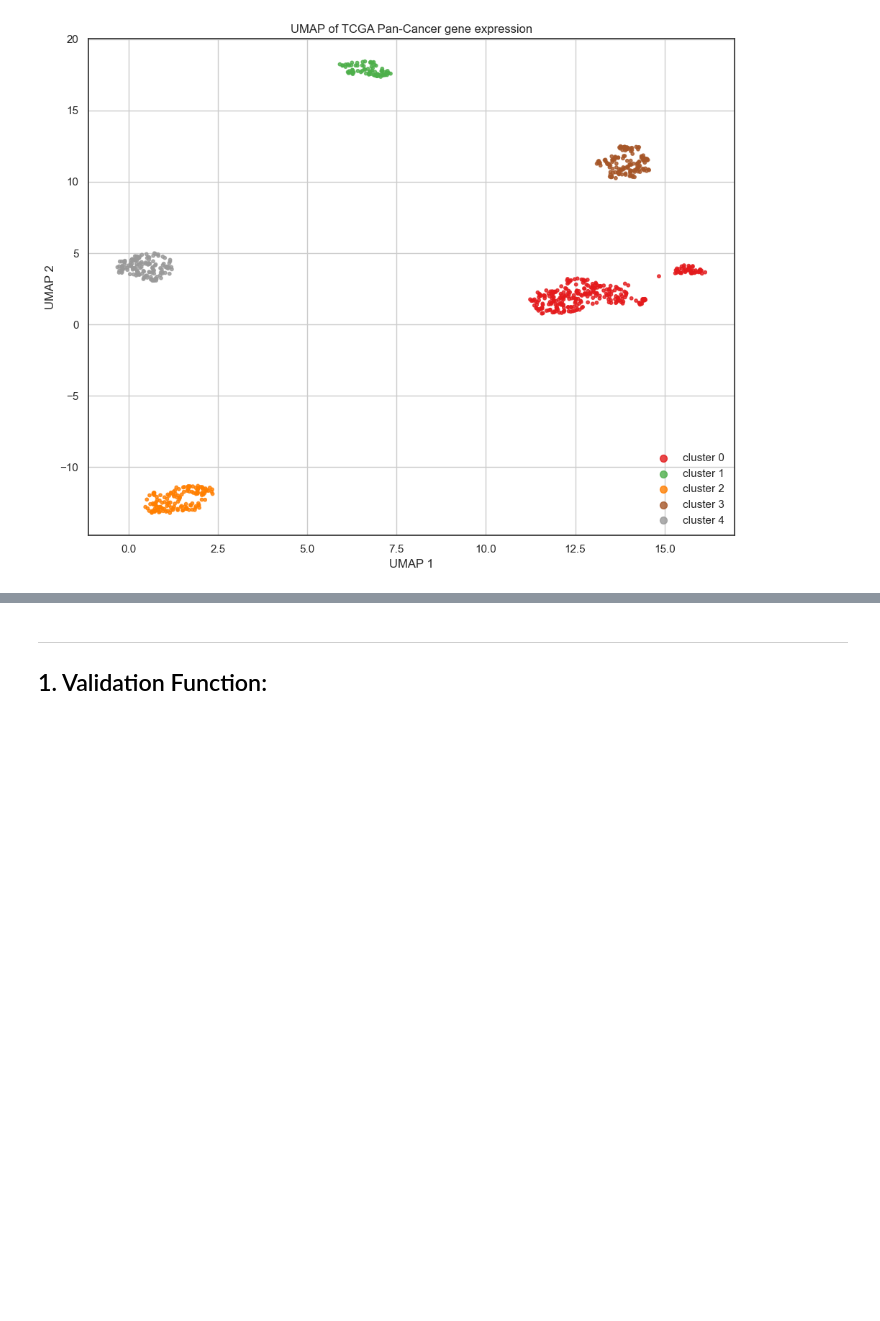
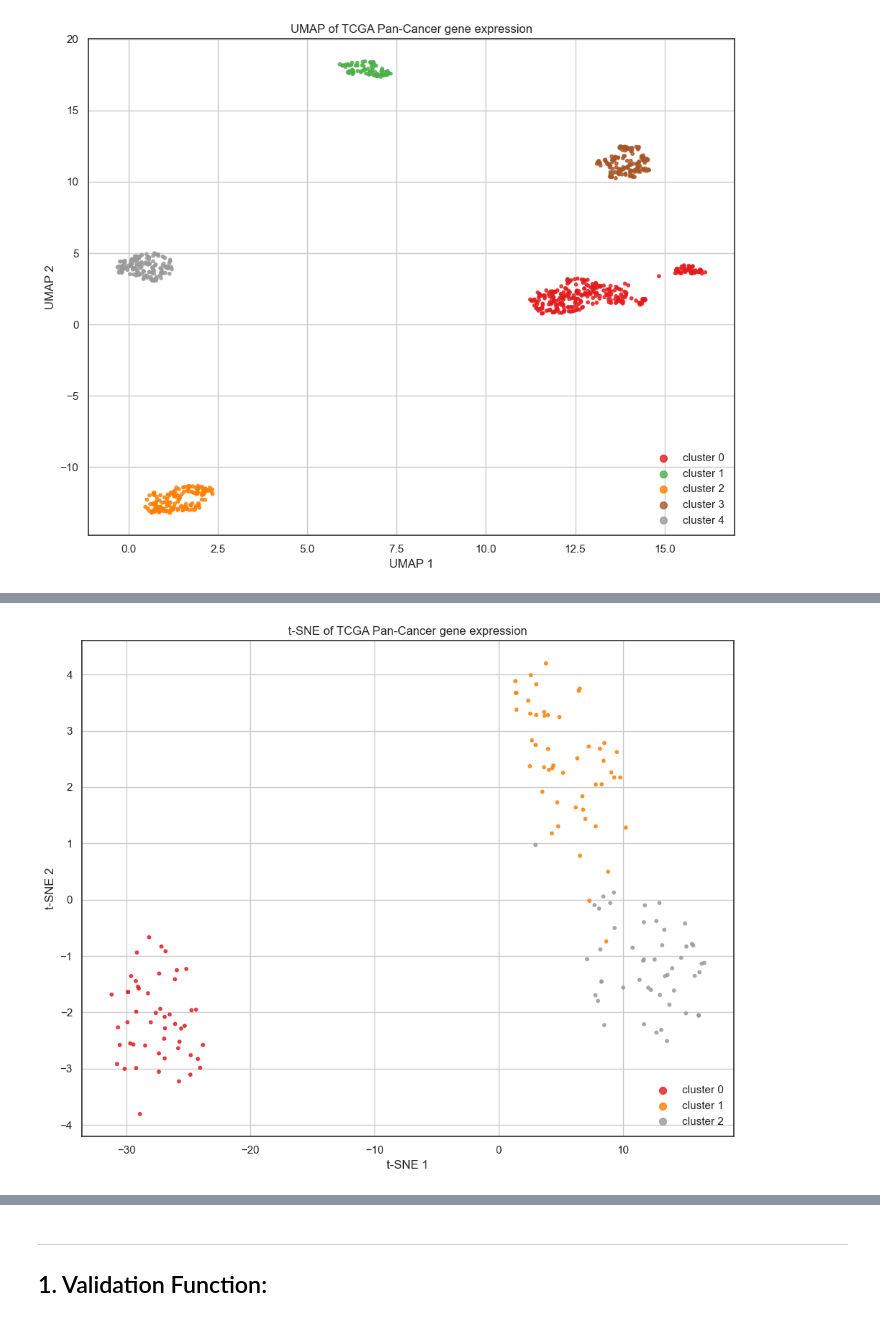
Before and after one commit to DataSlingers/CARVE, a Jupyter notebook: SketchV3.ipynb, the cells around one changed output, grey strips where cells are left out. Cells and saved outputs as stored; diff of their text form; code cells hidden in the pictures; blank space fills up the shorter version.

```diff
--- a/SketchV3.ipynb
+++ b/SketchV3.ipynb
@@ -246,0 +243,4 @@ X_norm_reduc.shape
+# %%
+plot_dim_reduced_clustering(X, y, method='tSNE')
+# %% [output]
+[figure, added]
```
Also changed, not shown: parts of 30 cells of this notebook.
